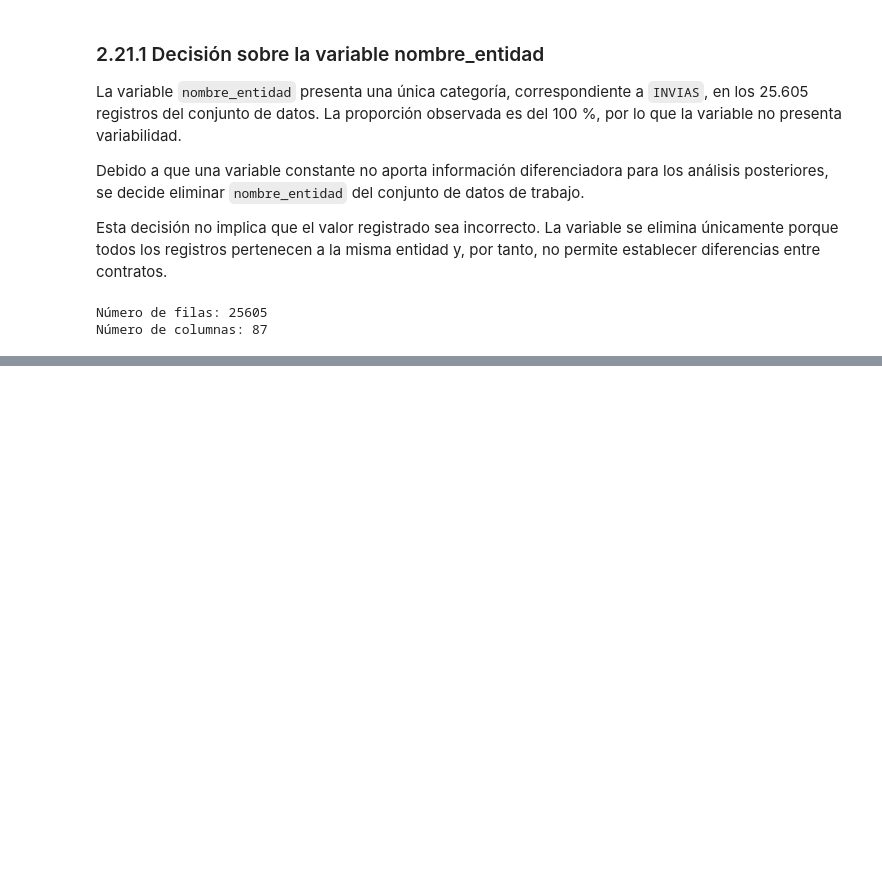
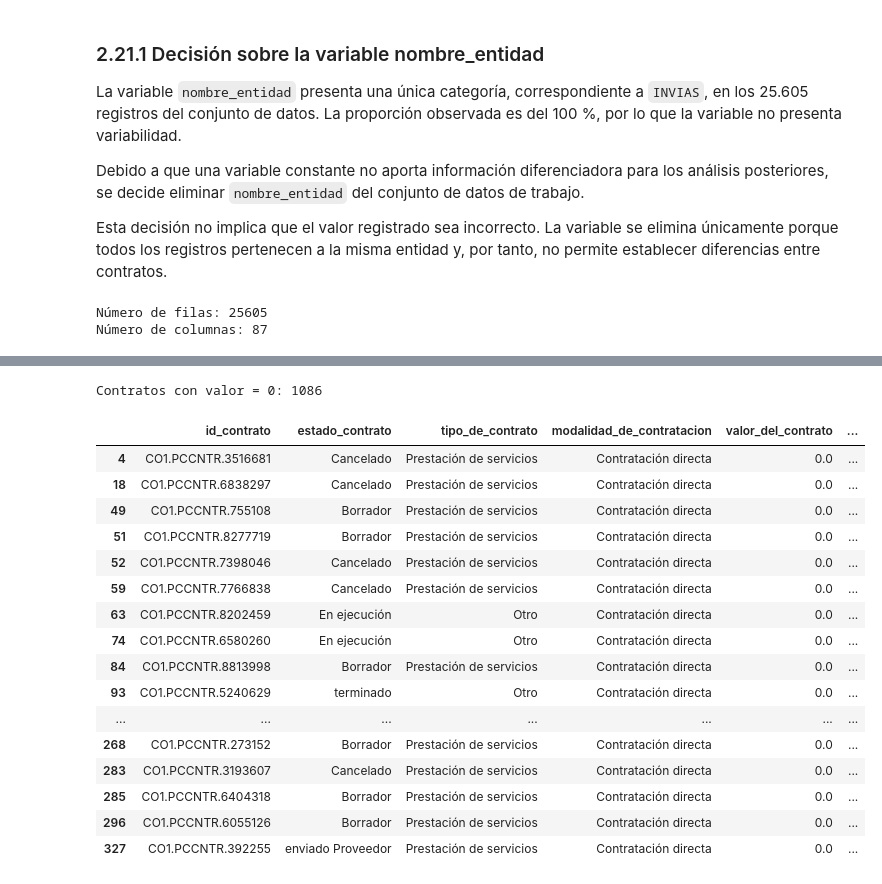
Before and after one commit to caldeeh/proyecto1-analitica-contratacion, a Jupyter notebook: Tarea 2/Pregunta 3/02_limpieza_p3.ipynb, the cells around one changed output, grey strips where cells are left out. Saved outputs shown, nothing was run; the diff lists cells and outputs as text; code cells hidden in the pictures; blank space fills up the shorter version.

Commit message:
Valida consistencia de variables financieras de Pregunta 3

```diff
--- a/Tarea 2/Pregunta 3/02_limpieza_p3.ipynb
+++ b/Tarea 2/Pregunta 3/02_limpieza_p3.ipynb
@@ -1605,0 +1704,5 @@ Número de columnas: 87
+# %%
+df = df.drop(columns=["orden"])
+
+print("Filas:", df.shape[0])
+print("Columnas:", df.shape[1])
@@ -1605,0 +1738,7 @@ Número de columnas: 87
+# %%
+# Eliminar variable sin variabilidad
+
+df = df.drop(columns=["sector"])
+
+print("Filas:", df.shape[0])
+print("Columnas:", df.shape[1])
@@ -1605,0 +1774,7 @@ Número de columnas: 87
+# %%
+# Eliminar variable sin variabilidad
+
+df = df.drop(columns=["rama"])
+
+print("Filas:", df.shape[0])
+print("Columnas:", df.shape[1])
@@ -1605,0 +1810,7 @@ Número de columnas: 87
+# %%
+# Eliminar variable sin variabilidad
+
+df = df.drop(columns=["entidad_centralizada"])
+
+print("Filas:", df.shape[0])
+print("Columnas:", df.shape[1])
@@ -1605,0 +2261,38 @@ Número de columnas: 87
+# %%
+contratos_valor_cero = df[df["valor_del_contrato"] == 0]
+
+print("Contratos con valor = 0:", len(contratos_valor_cero))
+
+contratos_valor_cero[
+    [
+        "id_contrato",
+        "estado_contrato",
+        "tipo_de_contrato",
+        "modalidad_de_contratacion",
+        "valor_del_contrato",
+        "valor_facturado",
+        "valor_pagado",
+        "valor_pendiente_de_pago",
+        "valor_pendiente_de_ejecucion",
+        "saldo_cdp"
+    ]
+].head(20)
+# %% [output]
+Contratos con valor = 0: 1086
+|  | id_contrato | estado_contrato | tipo_de_contrato | modalidad_de_contratacion | valor_del_contrato | ... |
+| 4 | CO1.PCCNTR.3516681 | Cancelado | Prestación de servicios | Contratación directa | 0.0 | ... |
+| 18 | CO1.PCCNTR.6838297 | Cancelado | Prestación de servicios | Contratación directa | 0.0 | ... |
+| 49 | CO1.PCCNTR.755108 | Borrador | Prestación de servicios | Contratación directa | 0.0 | ... |
+| 51 | CO1.PCCNTR.8277719 | Borrador | Prestación de servicios | Contratación directa | 0.0 | ... |
+| 52 | CO1.PCCNTR.7398046 | Cancelado | Prestación de servicios | Contratación directa | 0.0 | ... |
+| 59 | CO1.PCCNTR.7766838 | Cancelado | Prestación de servicios | Contratación directa | 0.0 | ... |
+| 63 | CO1.PCCNTR.8202459 | En ejecución | Otro | Contratación directa | 0.0 | ... |
+| 74 | CO1.PCCNTR.6580260 | En ejecución | Otro | Contratación directa | 0.0 | ... |
+| 84 | CO1.PCCNTR.8813998 | Borrador | Prestación de servicios | Contratación directa | 0.0 | ... |
+| 93 | CO1.PCCNTR.5240629 | terminado | Otro | Contratación directa | 0.0 | ... |
+| ... | ... | ... | ... | ... | ... | ... |
+| 268 | CO1.PCCNTR.273152 | Borrador | Prestación de servicios | Contratación directa | 0.0 | ... |
+| 283 | CO1.PCCNTR.3193607 | Cancelado | Prestación de servicios | Contratación directa | 0.0 | ... |
+| 285 | CO1.PCCNTR.6404318 | Borrador | Prestación de servicios | Contratación directa | 0.0 | ... |
+| 296 | CO1.PCCNTR.6055126 | Borrador | Prestación de servicios | Contratación directa | 0.0 | ... |
+| 327 | CO1.PCCNTR.392255 | enviado Proveedor | Prestación de servicios | Contratación directa | 0.0 | ... |
```
Also changed, not shown: parts of 46 cells of this notebook.
